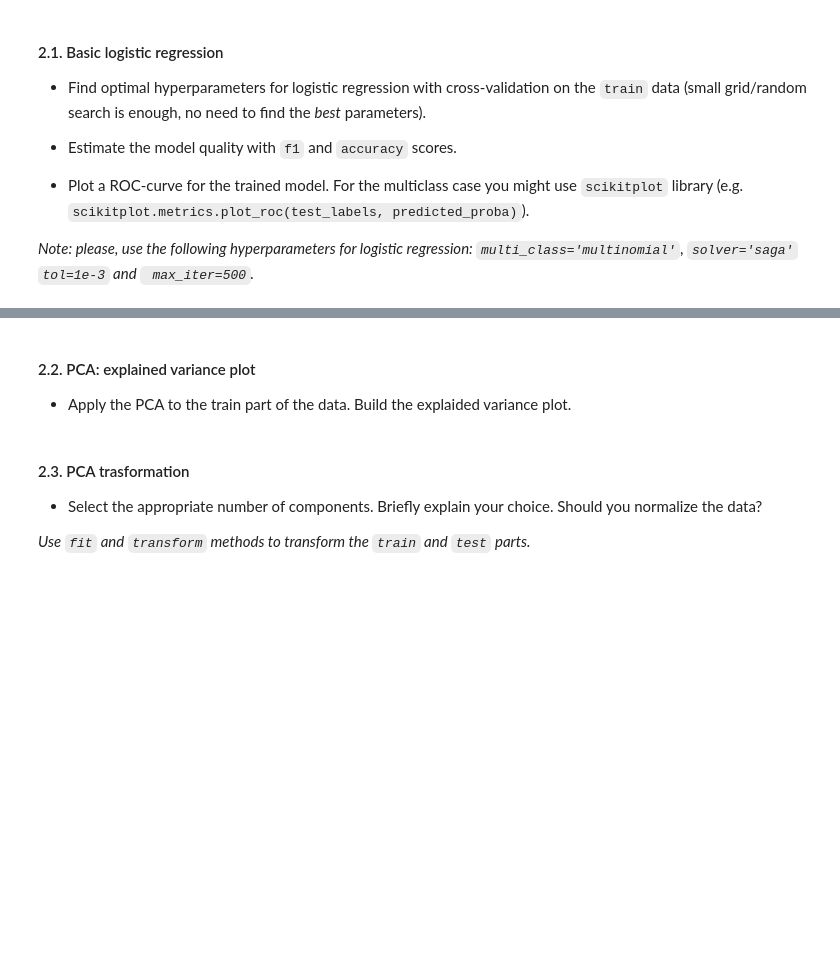
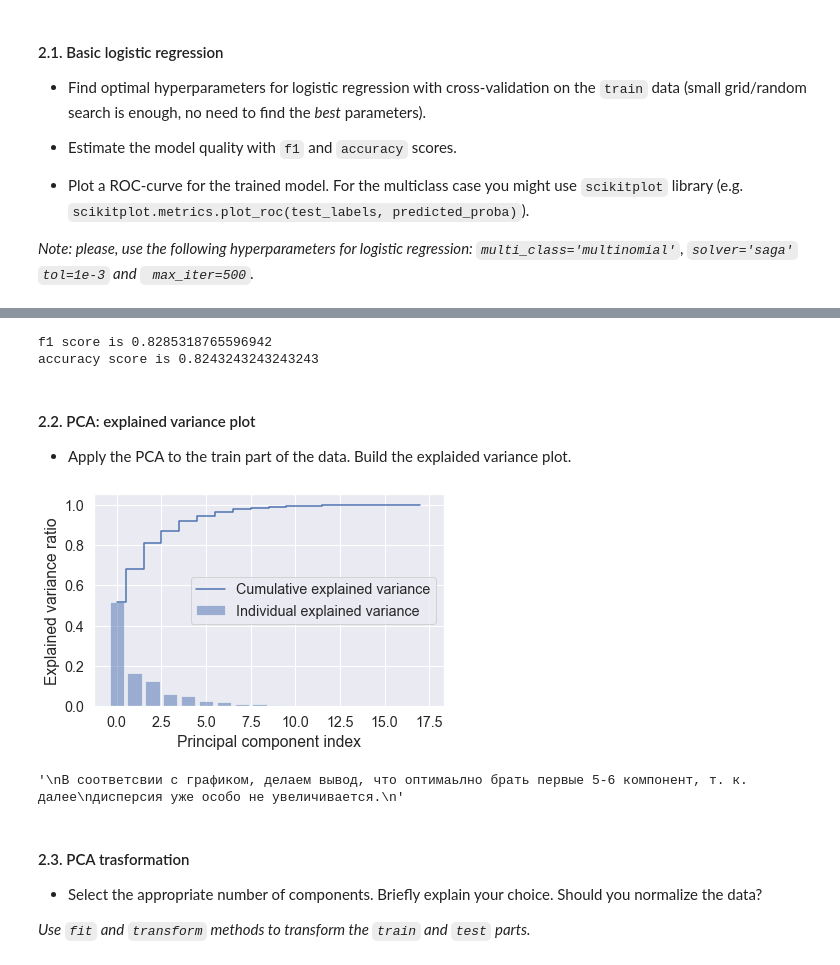
Before and after one commit to pavel-collab/ml-course-home-tasks, a Jupyter notebook: homeworks/lab01_ml_pipeline/lab01_part2_ml_pipeline.ipynb, the cells around one changed output, grey strips where cells are left out. Drawn from its saved outputs; the diff is of its cells as text; code cells hidden in the pictures; blank space fills up the shorter version.

```diff
--- a/homeworks/lab01_ml_pipeline/lab01_part2_ml_pipeline.ipynb
+++ b/homeworks/lab01_ml_pipeline/lab01_part2_ml_pipeline.ipynb
@@ -140,0 +311,6 @@ label
+# %%
+# Нормализуем данные
+from sklearn.preprocessing import StandardScaler
+scaler = StandardScaler().fit(data)
+data = scaler.transform(data)
+data
@@ -140,0 +331,3 @@ label
+# %%
+X_train, X_test, y_train, y_test = train_test_split(data, target, test_size=0.35, random_state=90)
+print(X_train.shape, y_train.shape, X_test.shape, y_test.shape)
@@ -185,3 +387,24 @@ print(cros_val_scores)
+# %%
+# from scikitplot import metrics
+
+# Check out f1 band accuracy scores and plot a ROC-curve
+logreg = LogisticRegression(multi_class='multinomial',
+                            solver='saga',
+                            tol=1e-3,
+                            max_iter=500,
+                            random_state=42,
+                            C = 100,
+                            penalty='l1')
+logreg_clf = logreg.fit(X_train, y_train)
+logreg_prediction = logreg_clf.predict(X_test)
+
+print(f"f1 score is {f1_score(y_test, logreg_prediction, average='macro')}")
+print(f"accuracy score is {accuracy_score(y_test, logreg_prediction)}")
+
+# metrics.plot_roc(y_test, logreg_prediction)
+# %% [output]
+f1 score is 0.8285318765596942
+accuracy score is 0.8243243243243243
 # %%
 # You might use this command to install scikit-plot.
 # Warning, if you a running locally, don't call pip from within jupyter, call it from terminal in the corresponding
@@ -196,3 +417,50 @@ print(cros_val_scores)
+# %%
+### YOUR CODE HERE
+from sklearn import decomposition
+
+'''
+В этой части кода, мы рассматриваем основные направления и изучаем какая дисперсия данных будет
+при проекции на каждую из компонент.
+Bar график показывает величину дисперсии при проекции на отдельную компоненту.
+Столбчатый график показывает суммарную дисперсию при использовании первых k компонент.
+Наша задача -- получить максимальную дисперсию при проекции.
+'''
+
+#
+# Instantiate PCA
+#
+pca = decomposition.PCA()
+#
+# Determine transformed features
+#
+X_train_pca = pca.fit_transform(X_train)
+#
+# Determine explained variance using explained_variance_ration_ attribute
+#
+exp_var_pca = pca.explained_variance_ratio_
+#
+# Cumulative sum of eigenvalues; This will be used to create step plot
+# for visualizing the variance explained by each principal component.
+#
+cum_sum_eigenvalues = np.cumsum(exp_var_pca)
+#
+# Create the visualization plot
+#
+plt.bar(range(0,len(exp_var_pca)), exp_var_pca, alpha=0.5, align='center', label='Individual explained variance')
+plt.step(range(0,len(cum_sum_eigenvalues)), cum_sum_eigenvalues, where='mid',label='Cumulative explained variance')
+plt.ylabel('Explained variance ratio')
+plt.xlabel('Principal component index')
+plt.legend(loc='best')
+plt.tight_layout()
+plt.show()
+
+'''
+В соответсвии с графиком, делаем вывод, что оптимаьлно брать первые 5-6 компонент, т. к. далее
+дисперсия уже особо не увеличивается.
+'''
+# %% [output]
+[figure, added]
+'\nВ соответсвии с графиком, делаем вывод, что оптимаьлно брать первые 5-6 компонент, т. к. далее\nдисперсия уже особо не увеличивается.\n'
 # %% [markdown]
 #### 2.3. PCA trasformation
 * Select the appropriate number of components. Briefly explain your choice. Should you normalize the data?
```
Also changed, not shown: parts of 33 cells of this notebook.
